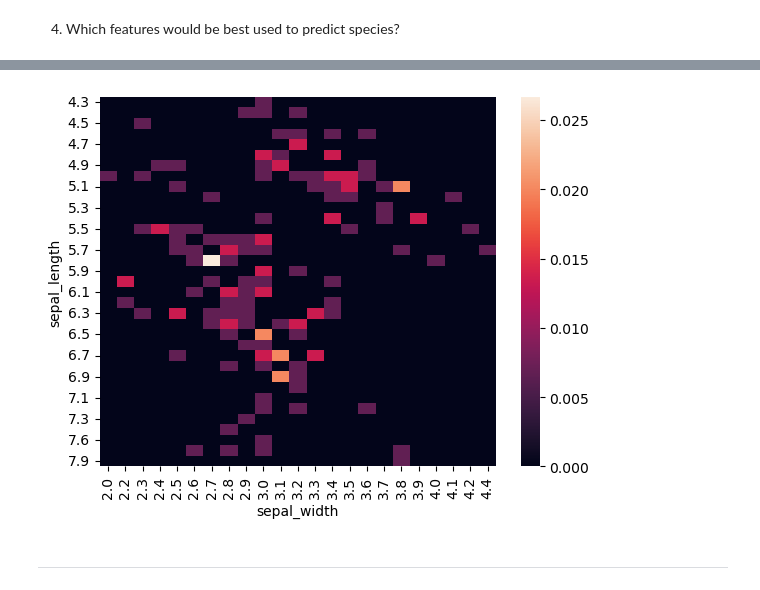
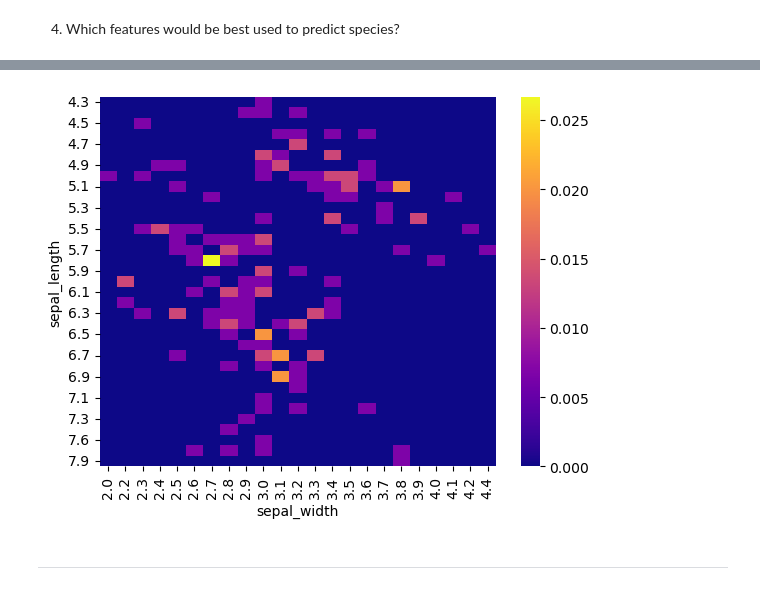
Before and after one commit to manuelparra1/data-science-libraries, a Jupyter notebook: seaborne_exercises.ipynb, the cells around one changed output, grey strips where cells are left out. Cells and saved outputs as stored; diff of their text form; code cells hidden in the pictures.

```diff
--- a/seaborne_exercises.ipynb
+++ b/seaborne_exercises.ipynb
@@ -122,9 +136,9 @@ sepals_tab = pd.crosstab(iris["sepal_length"], iris["sepal_width"], normalize=Tr
 # %%
 sepals_tab = pd.crosstab(iris["sepal_length"], iris["sepal_width"], normalize=True)
-sns.heatmap(sepals_tab)
+sns.heatmap(sepals_tab,cmap=plt.cm.plasma)
 plt.show()
 # %% [output]
-[figure, old version]
+[figure, new version]
 # %% [markdown]
 ---
 # %% [markdown]
```
Also changed, not shown: parts of 32 cells of this notebook.
